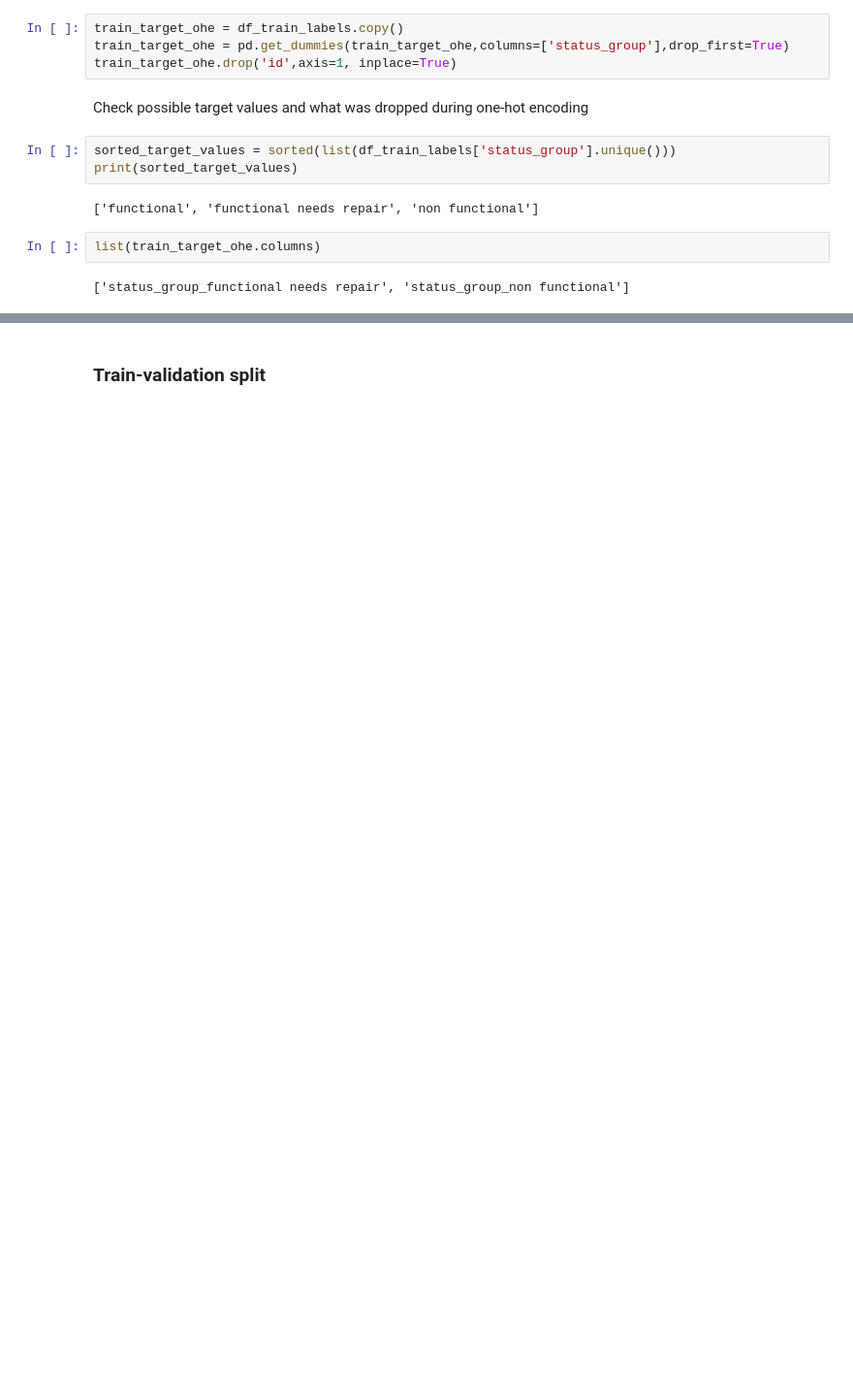
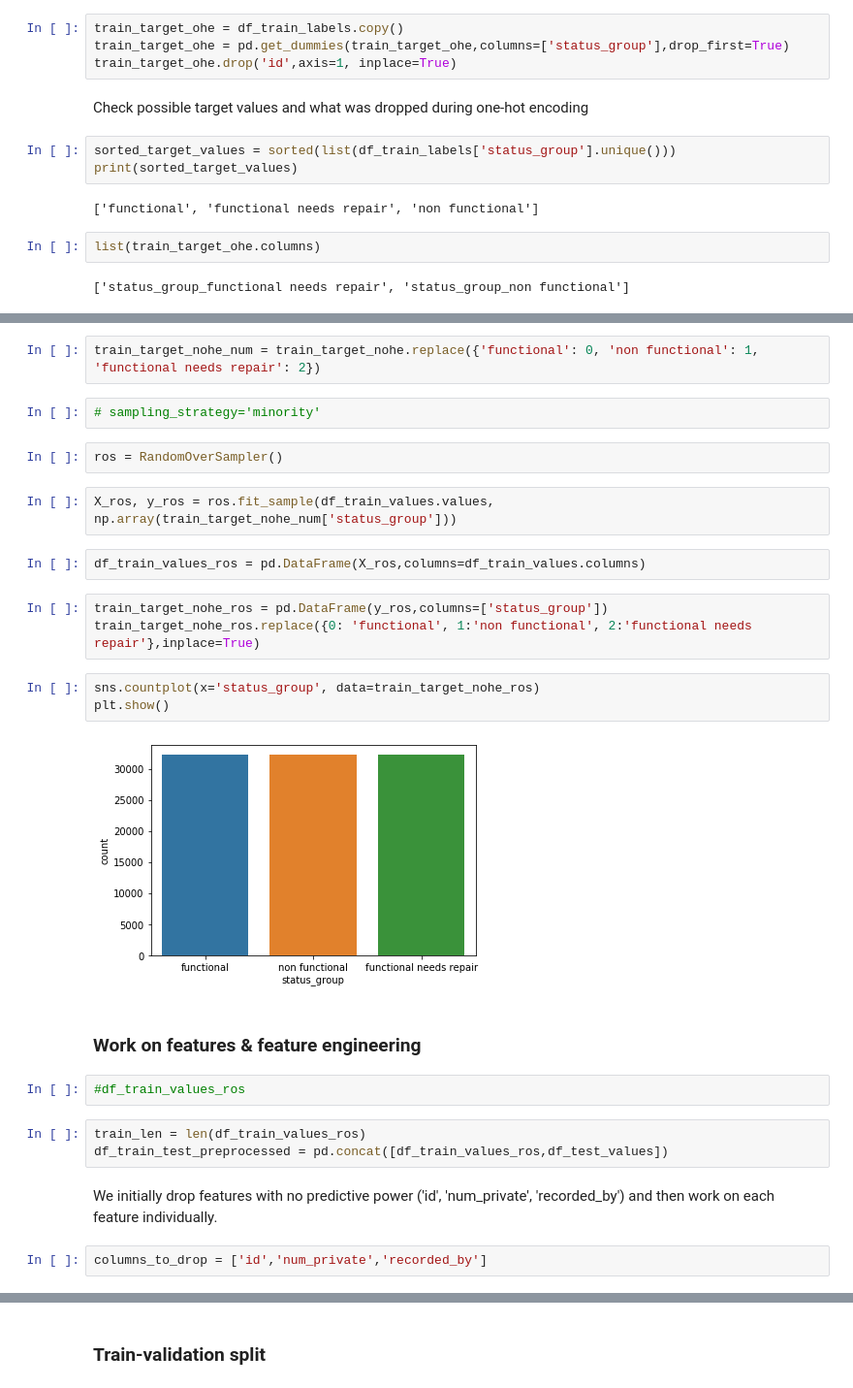
Before and after one commit to rmondini/drivendata-pumpitup, a Jupyter notebook: main.ipynb, the cells around one changed output, grey strips where cells are left out. Shown at 97% size. Saved outputs shown, nothing was run; the diff lists cells and outputs as text; blank space fills up the shorter version.

```diff
--- a/main.ipynb
+++ b/main.ipynb
@@ -383,0 +196,29 @@ train_scaled_inputs, test_scaled_inputs = train_test_scaled_inputs.iloc[:train_l
+# %%
+train_target_nohe_num = train_target_nohe.replace({'functional': 0, 'non functional': 1, 'functional needs repair': 2})
+# %%
+# sampling_strategy='minority'
+# %%
+ros = RandomOverSampler()
+# %%
+X_ros, y_ros = ros.fit_sample(df_train_values.values, np.array(train_target_nohe_num['status_group']))
+# %%
+df_train_values_ros = pd.DataFrame(X_ros,columns=df_train_values.columns)
+# %%
+train_target_nohe_ros = pd.DataFrame(y_ros,columns=['status_group'])
+train_target_nohe_ros.replace({0: 'functional', 1:'non functional', 2:'functional needs repair'},inplace=True)
+# %%
+sns.countplot(x='status_group', data=train_target_nohe_ros)
+plt.show()
+# %% [output]
+[figure, added]
+# %% [markdown]
+### Work on features & feature engineering
+# %%
+#df_train_values_ros
+# %%
+train_len = len(df_train_values_ros)
+df_train_test_preprocessed = pd.concat([df_train_values_ros,df_test_values])
+# %% [markdown]
+We initially drop features with no predictive power ('id', 'num_private', 'recorded_by') and then work on each feature individually.
+# %%
+columns_to_drop = ['id','num_private','recorded_by']
```
Also changed, not shown: parts of 125 cells of this notebook.
